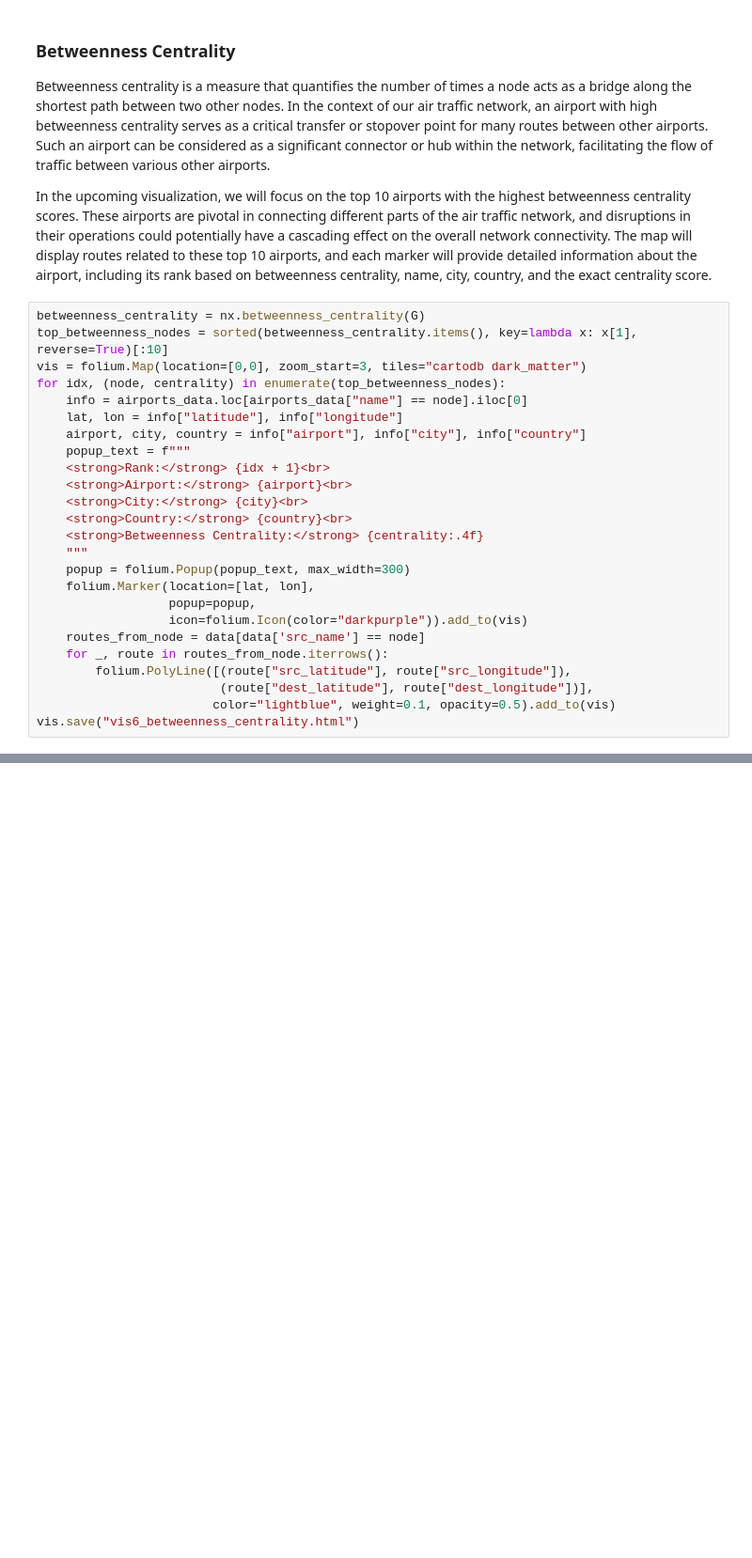
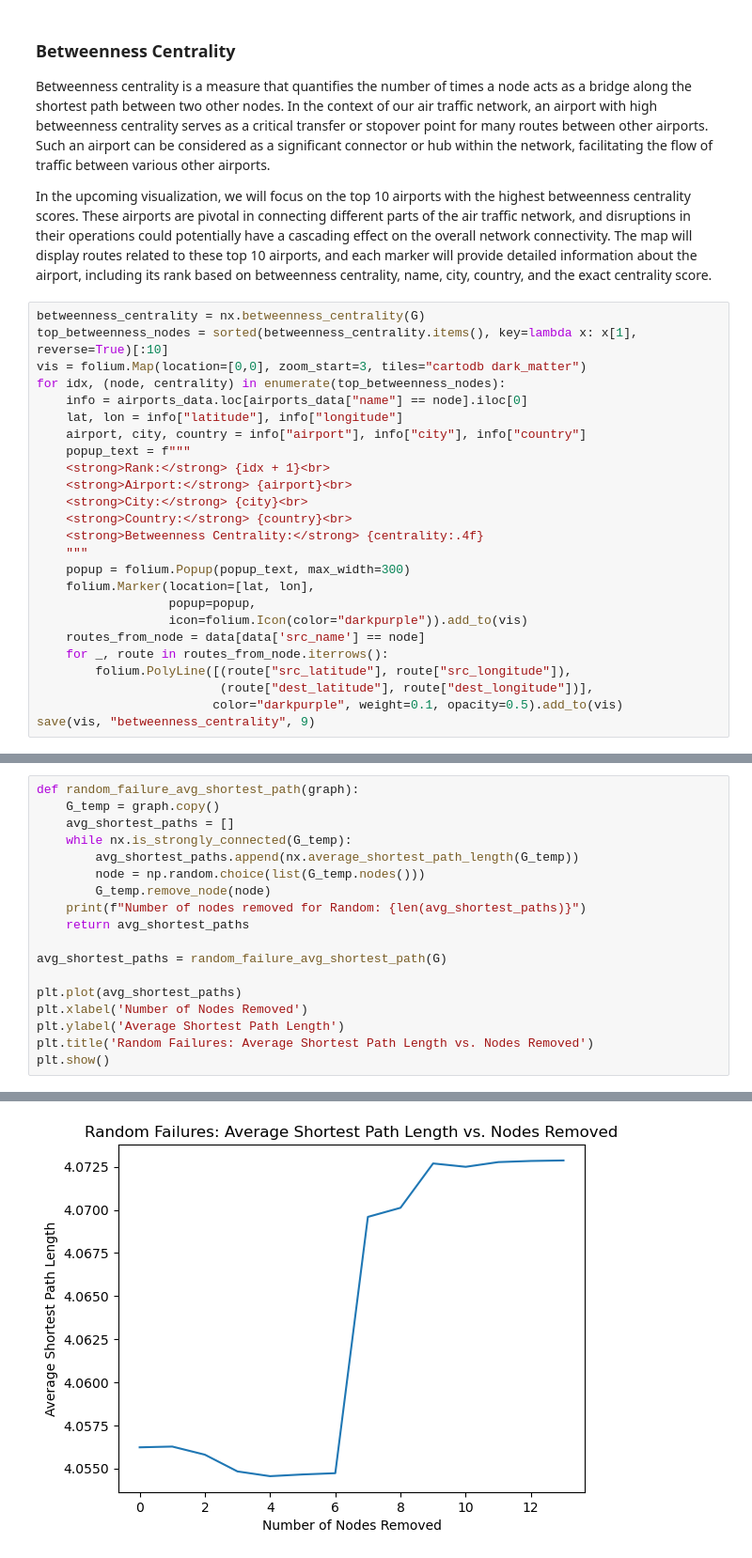
Before and after one commit to Vicente-Lorenzo/NetworkScience, a Jupyter notebook: project/research.ipynb, the cells around one changed output, grey strips where cells are left out. Shown at 94% size. Saved outputs shown, nothing was run; the diff lists cells and outputs as text; blank space fills up the shorter version.

```diff
--- a/project/research.ipynb
+++ b/project/research.ipynb
@@ -376,5 +513,5 @@ for idx, (node, centrality) in enumerate(top_betweenness_nodes):
     for _, route in routes_from_node.iterrows():
         folium.PolyLine([(route["src_latitude"], route["src_longitude"]),
                          (route["dest_latitude"], route["dest_longitude"])],
-                        color="lightblue", weight=0.1, opacity=0.5).add_to(vis)
-vis.save("vis6_betweenness_centrality.html")
+                        color="darkpurple", weight=0.1, opacity=0.5).add_to(vis)
+save(vis, "betweenness_centrality", 9)
@@ -399,0 +535,19 @@ Average Clustering Coefficient: 0.4716435526437847
+# %%
+def random_failure_avg_shortest_path(graph):
+    G_temp = graph.copy()
+    avg_shortest_paths = []
+    while nx.is_strongly_connected(G_temp):
+        avg_shortest_paths.append(nx.average_shortest_path_length(G_temp))
+        node = np.random.choice(list(G_temp.nodes()))
+        G_temp.remove_node(node)
+    print(f"Number of nodes removed for Random: {len(avg_shortest_paths)}")
+    return avg_shortest_paths
+
+avg_shortest_paths = random_failure_avg_shortest_path(G)
+
+plt.plot(avg_shortest_paths)
+plt.xlabel('Number of Nodes Removed')
+plt.ylabel('Average Shortest Path Length')
+plt.title('Random Failures: Average Shortest Path Length vs. Nodes Removed')
+plt.show()
+# %% [output]
@@ -399,0 +555 @@ Average Clustering Coefficient: 0.4716435526437847
+[figure, added]
```
Also changed, not shown: parts of 56 cells of this notebook, 9 other files.
